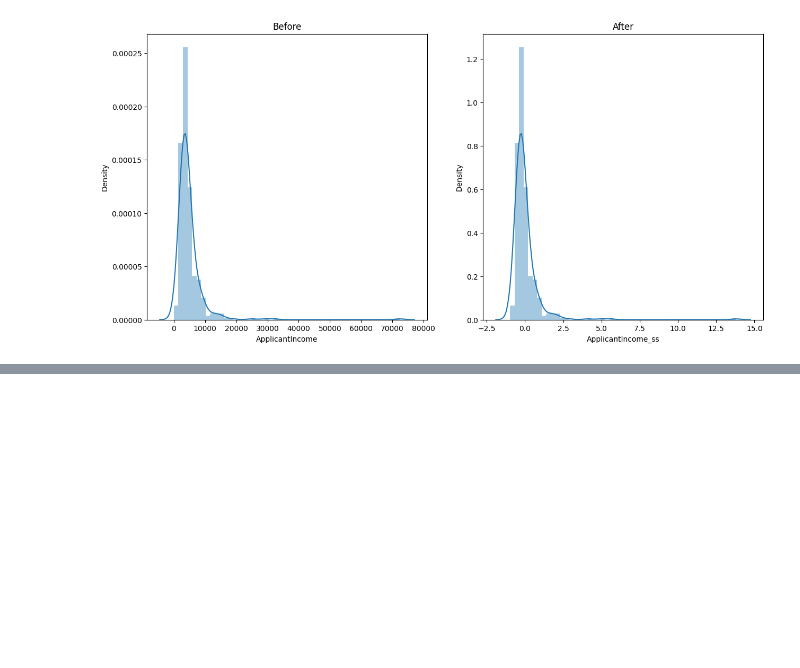
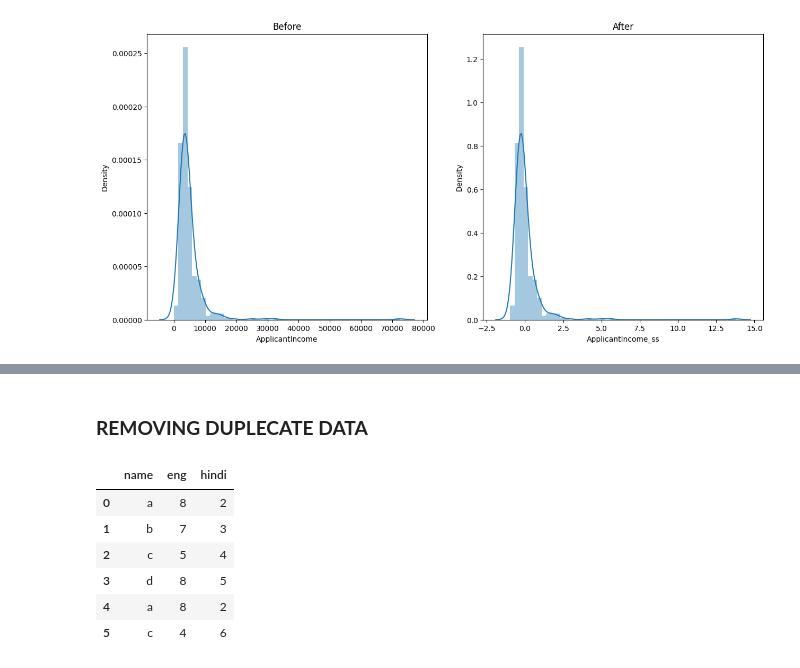
Before and after one commit to Hridayansh018/ML_Basics, a Jupyter notebook: file2.ipynb, the cells around one changed output, grey strips where cells are left out. Drawn from its saved outputs; the diff is of its cells as text; code cells hidden in the pictures; blank space fills up the shorter version.

```diff
--- a/file2.ipynb
+++ b/file2.ipynb
@@ -113,0 +165,14 @@ https://gist.github.com/mwaskom/de44147ed2974457ad6372750bbe5751
+# %% [markdown]
+### **REMOVING DUPLECATE DATA**
+# %%
+data = {"name":['a','b','c','d','a','c'],"eng":[8,7,5,8,8,4],"hindi":[2,3,4,5,2,6]}
+df = pd.DataFrame(data)
+df
+# %% [output]
+|  | name | eng | hindi |
+| 0 | a | 8 | 2 |
+| 1 | b | 7 | 3 |
+| 2 | c | 5 | 4 |
+| 3 | d | 8 | 5 |
+| 4 | a | 8 | 2 |
+| 5 | c | 4 | 6 |
```
Also changed, not shown: parts of 9 cells of this notebook, 1 other file.
